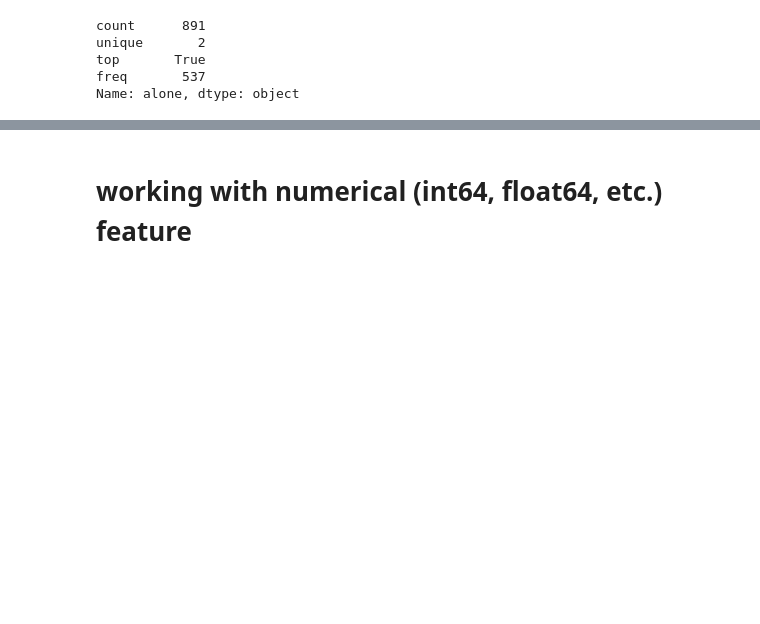
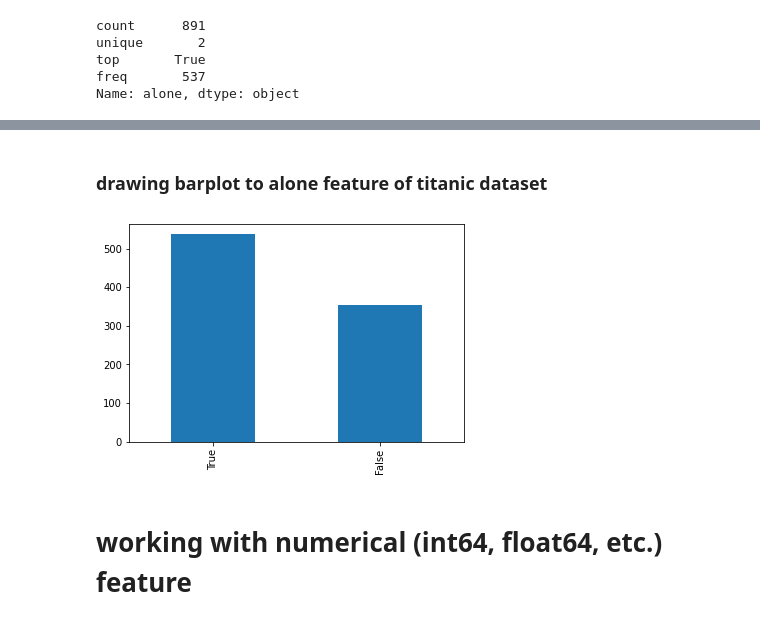
Before and after one commit to safiyeolgun/DA-STATS, a Jupyter notebook: DSTAT1.ipynb, the cells around one changed output, grey strips where cells are left out. Cells and saved outputs as stored; diff of their text form; code cells hidden in the pictures; blank space fills up the shorter version.

```diff
--- a/DSTAT1.ipynb
+++ b/DSTAT1.ipynb
@@ -227,3 +260,10 @@ Name: alone, dtype: object
+# %% [markdown]
+### drawing barplot to alone feature of titanic dataset
+# %%
+df['alone'].value_counts().plot.bar();
+# df.alone.value_counts().plot.bar();
+# %% [output]
+[figure, added]
 # %% [markdown]
 # working with numerical (int64, float64, etc.) feature
 # %% [markdown]
```
Also changed, not shown: parts of 44 cells of this notebook.
